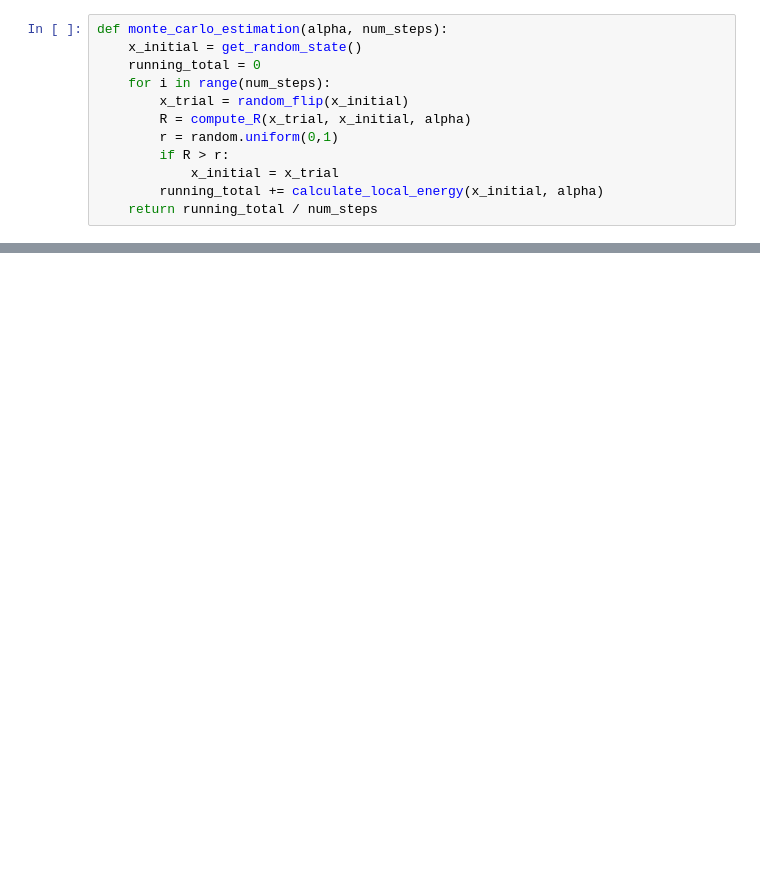
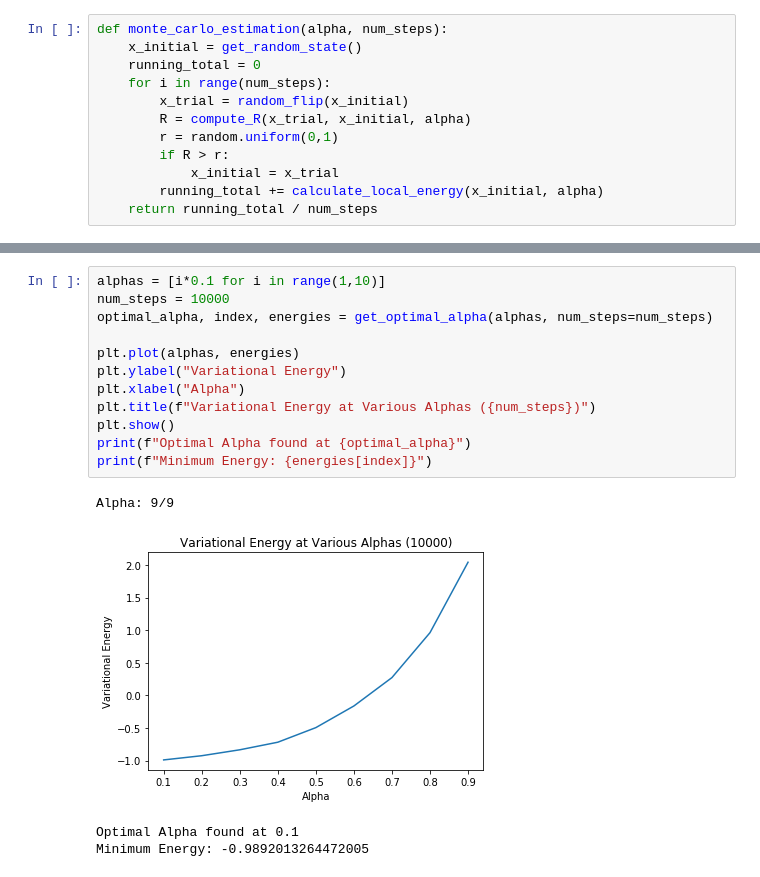
Before and after one commit to pat-hanbury/QuantumAdiabaticLearning, a Jupyter notebook: VariationalMonteCarl.ipynb, the cells around one changed output, grey strips where cells are left out. Drawn from its saved outputs; the diff is of its cells as text; blank space fills up the shorter version.

```diff
--- a/VariationalMonteCarl.ipynb
+++ b/VariationalMonteCarl.ipynb
@@ -142 +165,18 @@ Alpha: 4/4
+# %%
+alphas = [i*0.1 for i in range(1,10)]
+num_steps = 10000
+optimal_alpha, index, energies = get_optimal_alpha(alphas, num_steps=num_steps)
+
+plt.plot(alphas, energies)
+plt.ylabel("Variational Energy")
+plt.xlabel("Alpha")
+plt.title(f"Variational Energy at Various Alphas ({num_steps})")
+plt.show()
+print(f"Optimal Alpha found at {optimal_alpha}")
+print(f"Minimum Energy: {energies[index]}")
+# %% [output]
+Alpha: 9/9
+[figure, added]
+Optimal Alpha found at 0.1
+Minimum Energy: -0.9892013264472005
 # %%
```
Also changed, not shown: parts of 9 cells of this notebook.
